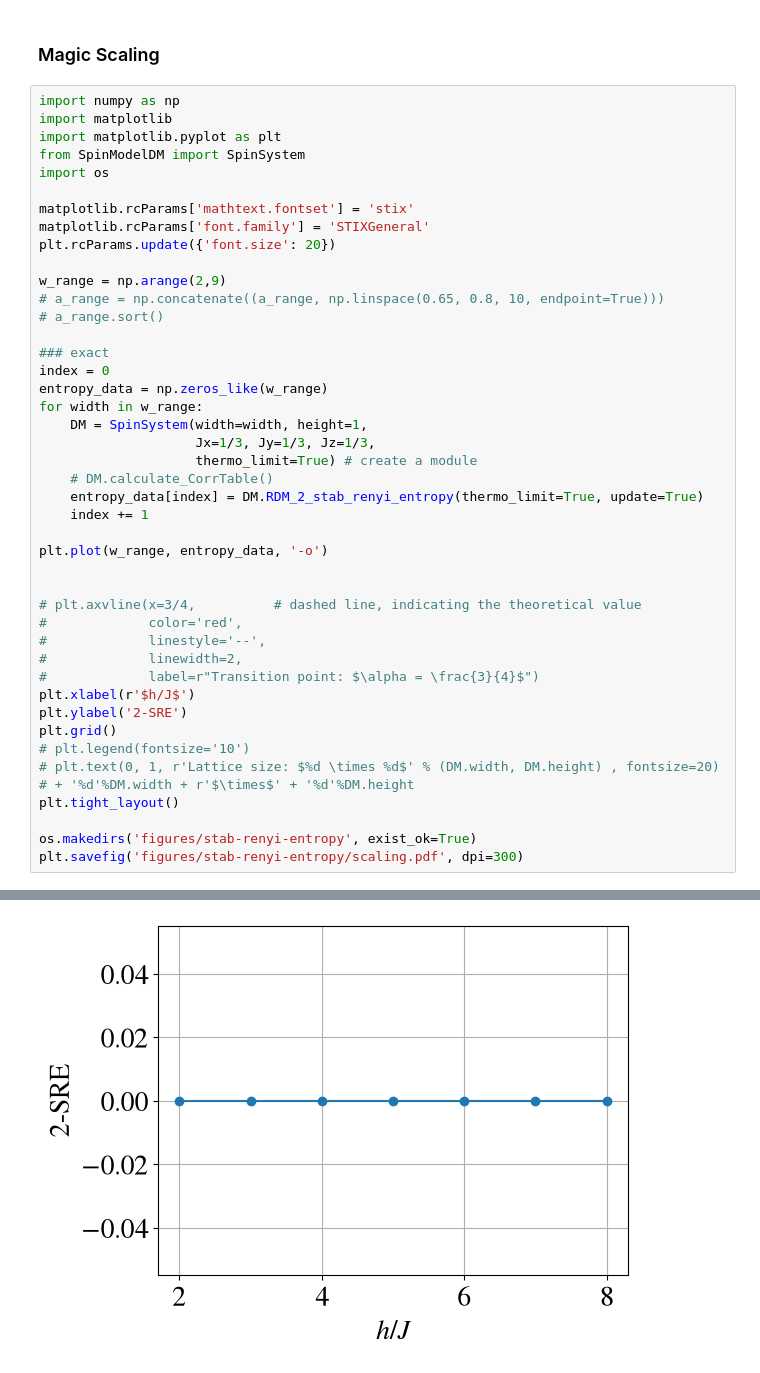
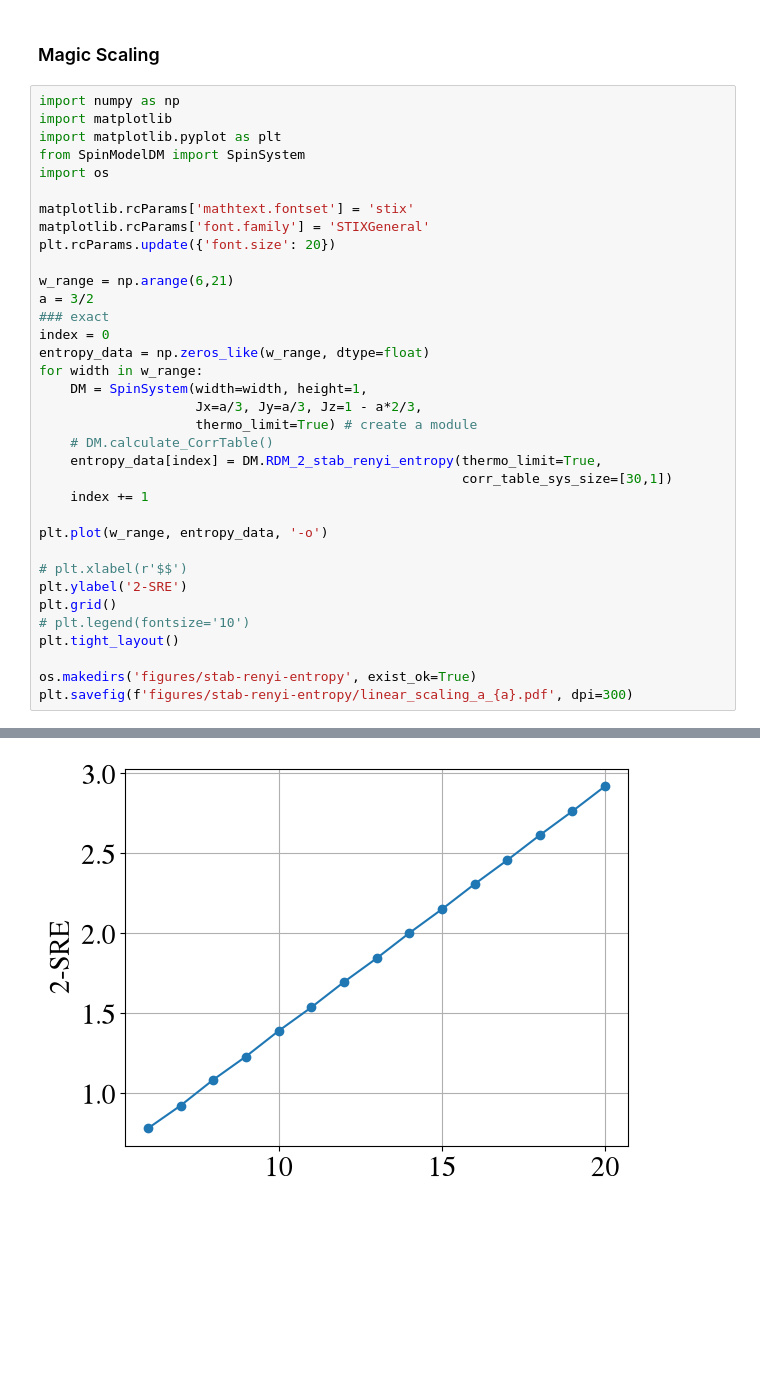
Before and after one commit to WangChenChih/Kitaev-magic, a Jupyter notebook: original-draft/figures/SRE_figures/KitaevDM.ipynb, the cells around one changed output, grey strips where cells are left out. Drawn from its saved outputs; the diff is of its cells as text; blank space fills up the shorter version.

Commit message:
linear region RDM SRE figures

```diff
--- a/original-draft/figures/SRE_figures/KitaevDM.ipynb
+++ b/original-draft/figures/SRE_figures/KitaevDM.ipynb
@@ -885,36 +885,28 @@ matplotlib.rcParams['mathtext.fontset'] = 'stix'
 matplotlib.rcParams['font.family'] = 'STIXGeneral'
 plt.rcParams.update({'font.size': 20})
 
-w_range = np.arange(2,9)
-# a_range = np.concatenate((a_range, np.linspace(0.65, 0.8, 10, endpoint=True)))
-# a_range.sort()
-
+w_range = np.arange(6,21)
+a = 3/2
 ### exact
 index = 0
-entropy_data = np.zeros_like(w_range)
+entropy_data = np.zeros_like(w_range, dtype=float)
 for width in w_range:
     DM = SpinSystem(width=width, height=1,
-                    Jx=1/3, Jy=1/3, Jz=1/3,
+                    Jx=a/3, Jy=a/3, Jz=1 - a*2/3,
                     thermo_limit=True) # create a module
     # DM.calculate_CorrTable()
-    entropy_data[index] = DM.RDM_2_stab_renyi_entropy(thermo_limit=True, update=True)
+    entropy_data[index] = DM.RDM_2_stab_renyi_entropy(thermo_limit=True,
+                                                      corr_table_sys_size=[30,1])
     index += 1
 
 plt.plot(w_range, entropy_data, '-o')
 
-
-# plt.axvline(x=3/4,          # dashed line, indicating the theoretical value
-#             color='red',
-#             linestyle='--',
-#             linewidth=2,
-#             label=r"Transition point: $\alpha = \frac{3}{4}$")
-plt.xlabel(r'$h/J$')
+# plt.xlabel(r'$$')
 plt.ylabel('2-SRE')
 plt.grid()
 # plt.legend(fontsize='10')
-# plt.text(0, 1, r'Lattice size: $%d \times %d$' % (DM.width, DM.height) , fontsize=20)  # + '%d'%DM.width + r'$\times$' + '%d'%DM.height
 plt.tight_layout()
 
 os.makedirs('figures/stab-renyi-entropy', exist_ok=True)
-plt.savefig('figures/stab-renyi-entropy/scaling.pdf', dpi=300)
+plt.savefig(f'figures/stab-renyi-entropy/linear_scaling_a_{a}.pdf', dpi=300)
 # %% [output]
@@ -938 +913 @@ Progress: 10/10
-[figure, old version]
+[figure, new version]
```
Also changed, not shown: parts of 3 cells of this notebook, 6 other files.
